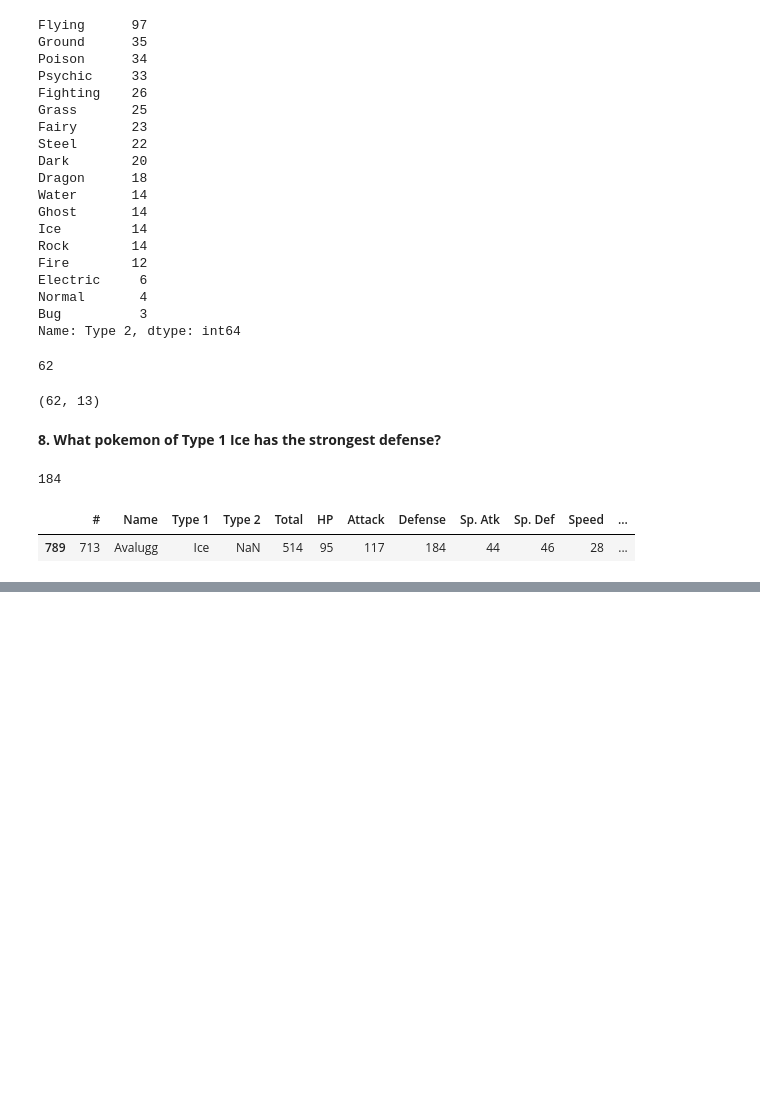
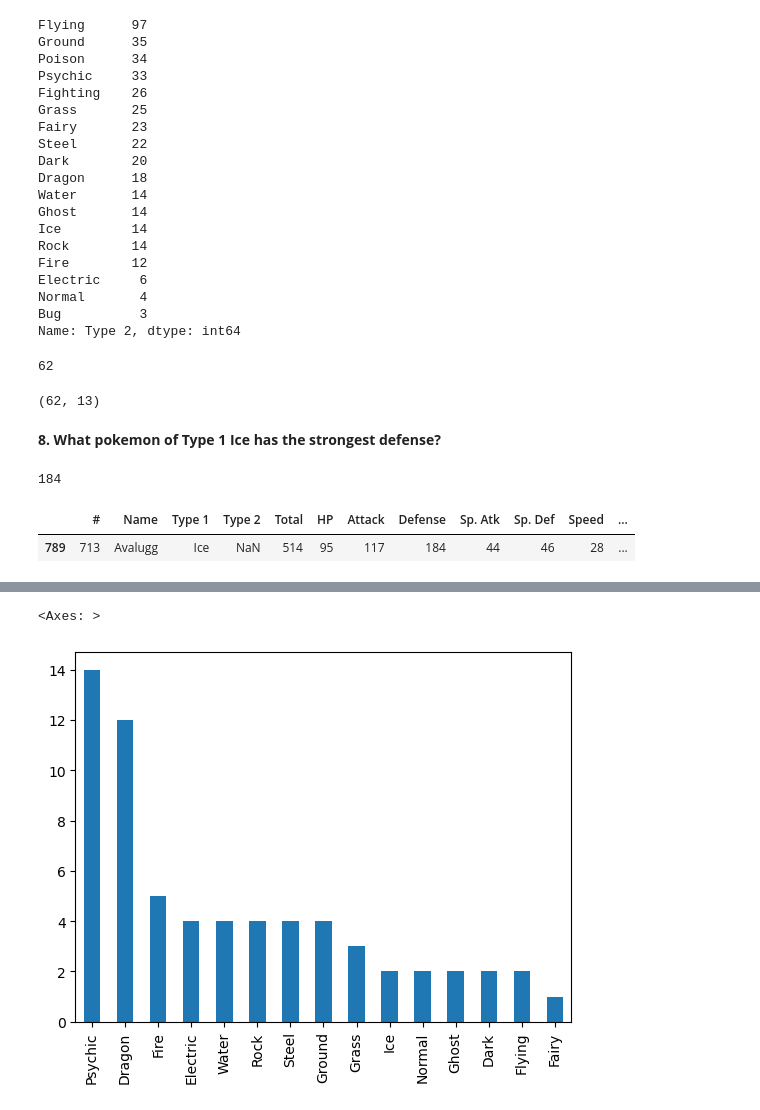
Before and after one commit to rashidulhaq-coding/data-analysis, a Jupyter notebook: analysis-of-pokemon-data.ipynb, the cells around one changed output, grey strips where cells are left out. Saved outputs shown, nothing was run; the diff lists cells and outputs as text; code cells hidden in the pictures; blank space fills up the shorter version.

```diff
--- a/analysis-of-pokemon-data.ipynb
+++ b/analysis-of-pokemon-data.ipynb
@@ -392,0 +427,5 @@ df.loc[
+# %%
+df.loc[df["Legendary"],"Type 1"].value_counts().plot(kind="bar")
+# %% [output]
+<Axes: >
+[figure, added]
```
Also changed, not shown: parts of 26 cells of this notebook.
